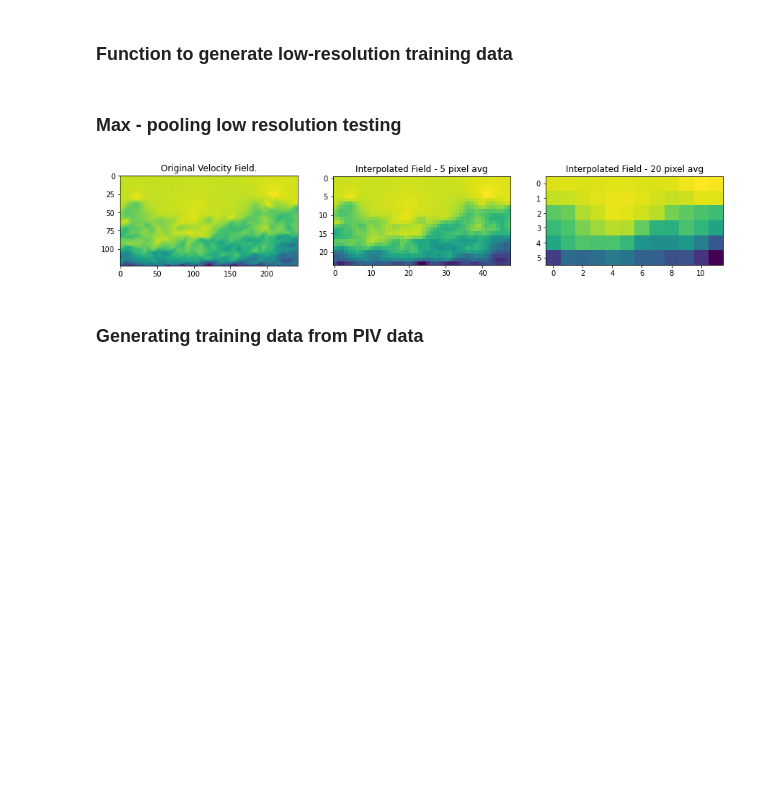
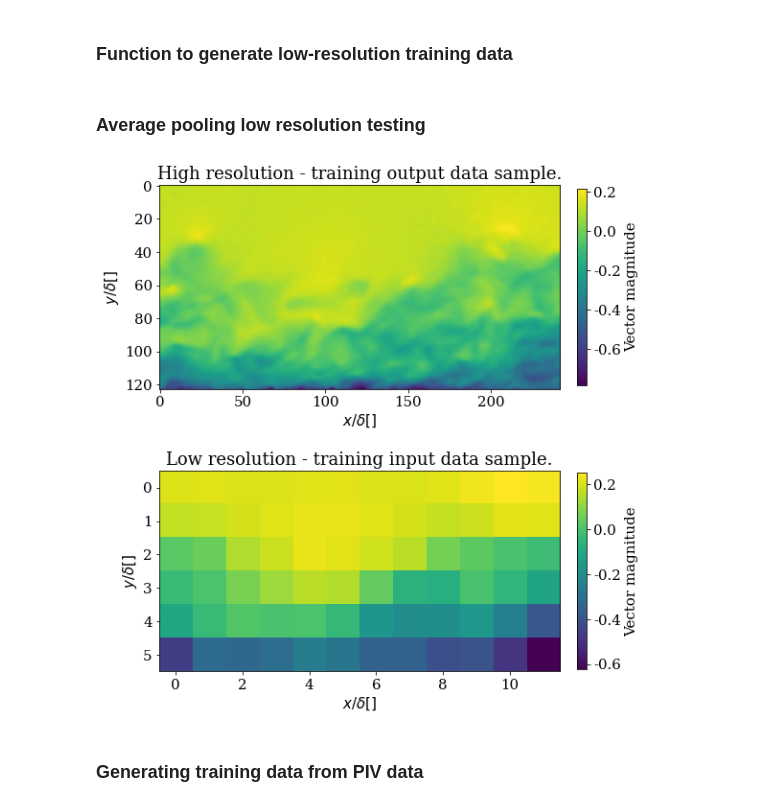
Before and after one commit to kommalapatisahil/superResolution, a Jupyter notebook: SuperResolution_ANNs_ModelV1.ipynb, the cells around one changed output. Cells and saved outputs as stored; diff of their text form; code cells hidden in the pictures; blank space fills up the shorter version.

```diff
--- a/SuperResolution_ANNs_ModelV1.ipynb
+++ b/SuperResolution_ANNs_ModelV1.ipynb
@@ -11,6 +11,13 @@ from importlib import reload
 from scipy import interpolate
 import grafteaux as G
 from tqdm import tqdm
+# %%
+font = {'family' : 'serif',
+        'size'   : 15,
+        'weight': 'normal'
+       }
+
+plt.rc('font', **font)
 # %% [markdown]
 ### Import PIV data
 # %%
@@ -40,26 +47,30 @@ def lowV3(a, bin_):
     s1, s2 = a.shape[0]//bin_, a.shape[1]//bin_
     return np.array(Image.fromarray(a).resize([s2, s1], resample = Image.BILINEAR))
 # %% [markdown]
-### Max - pooling low resolution testing
+### Average pooling low resolution testing
 # %%
-pt = rf(U[:,:,0])
+pt = rf(U[:,:,0]-np.mean(U[:,:,0]))
 pt2 = lowV3(np.array(pt), 5)
 pt3 = lowV3(np.array(pt), 20)
 
 
-plt.figure(figsize = (15,10))
-plt.subplot(1,3,1)
-plt.imshow(pt/np.max(pt))
-plt.title('Original Velocity Field.')
-plt.subplot(1,3,2)
-plt.imshow(pt2)
-plt.title('Interpolated Field - 5 pixel avg')
-plt.subplot(1,3,3)
+plt.figure(figsize = (8,10))
+plt.subplot(2,1,1)
+plt.imshow(pt/Cond['Uinf'][0][0])
+plt.title('High resolution - training output data sample.')
+plt.xlabel('$x/\delta[]$')
+plt.ylabel('$y/\delta[]$')
+plt.colorbar(fraction=0.023, pad=0.04, format = '%.1f', label = 'Vector magnitude')
+
+plt.subplot(2,1,2)
 plt.imshow(pt3)
-plt.title('Interpolated Field - 20 pixel avg')
+plt.title('Low resolution - training input data sample.')
+plt.xlabel('$x/\delta[]$')
+plt.ylabel('$y/\delta[]$')
+plt.colorbar(fraction=0.023, pad=0.04, format = '%.1f', label = 'Vector magnitude')
 plt.show()
 # %% [output]
-[figure, old version]
+[figure, new version]
 # %% [markdown]
 ### Generating training data from PIV data
 # %%
```
Also changed, not shown: parts of 8 cells of this notebook.
